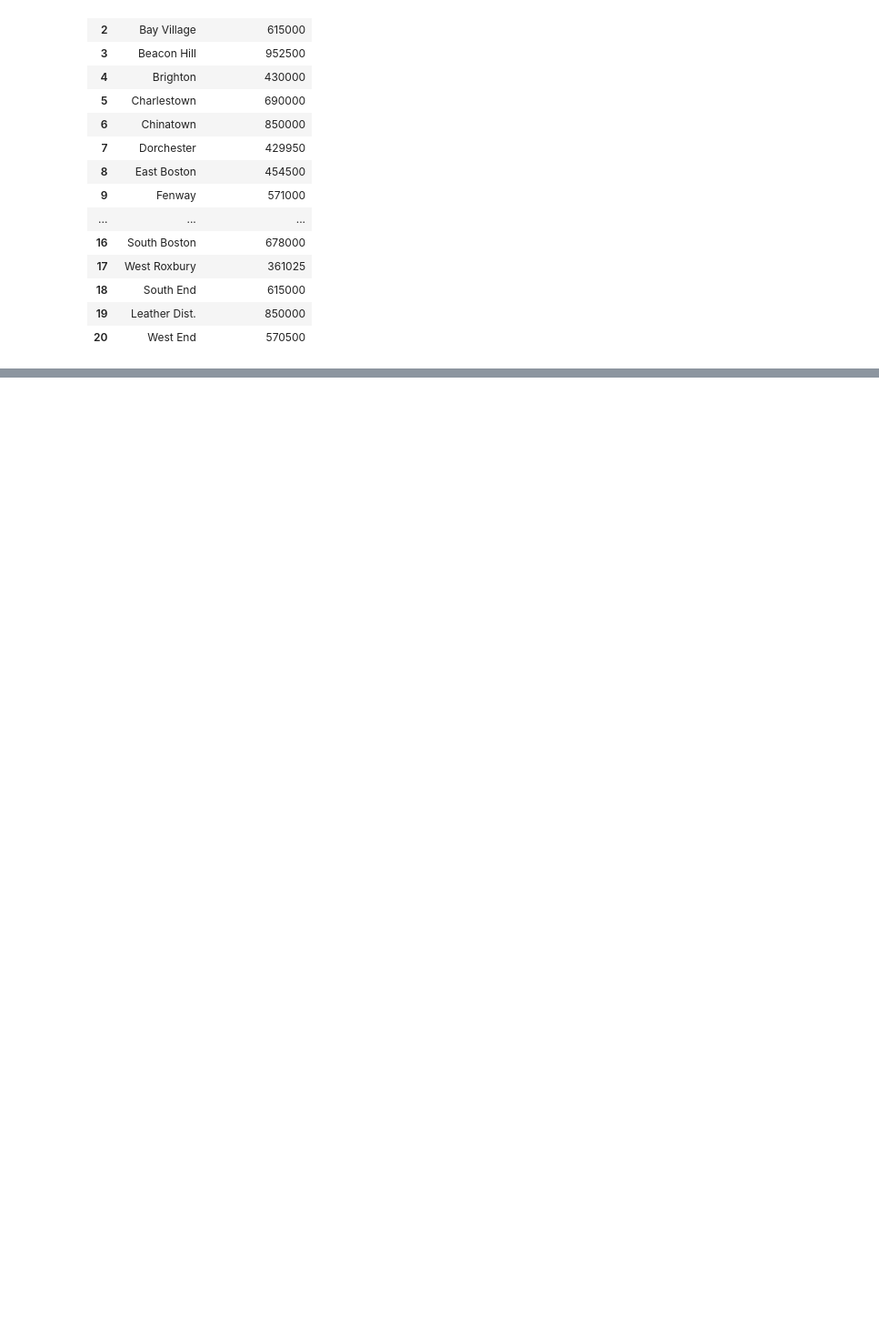
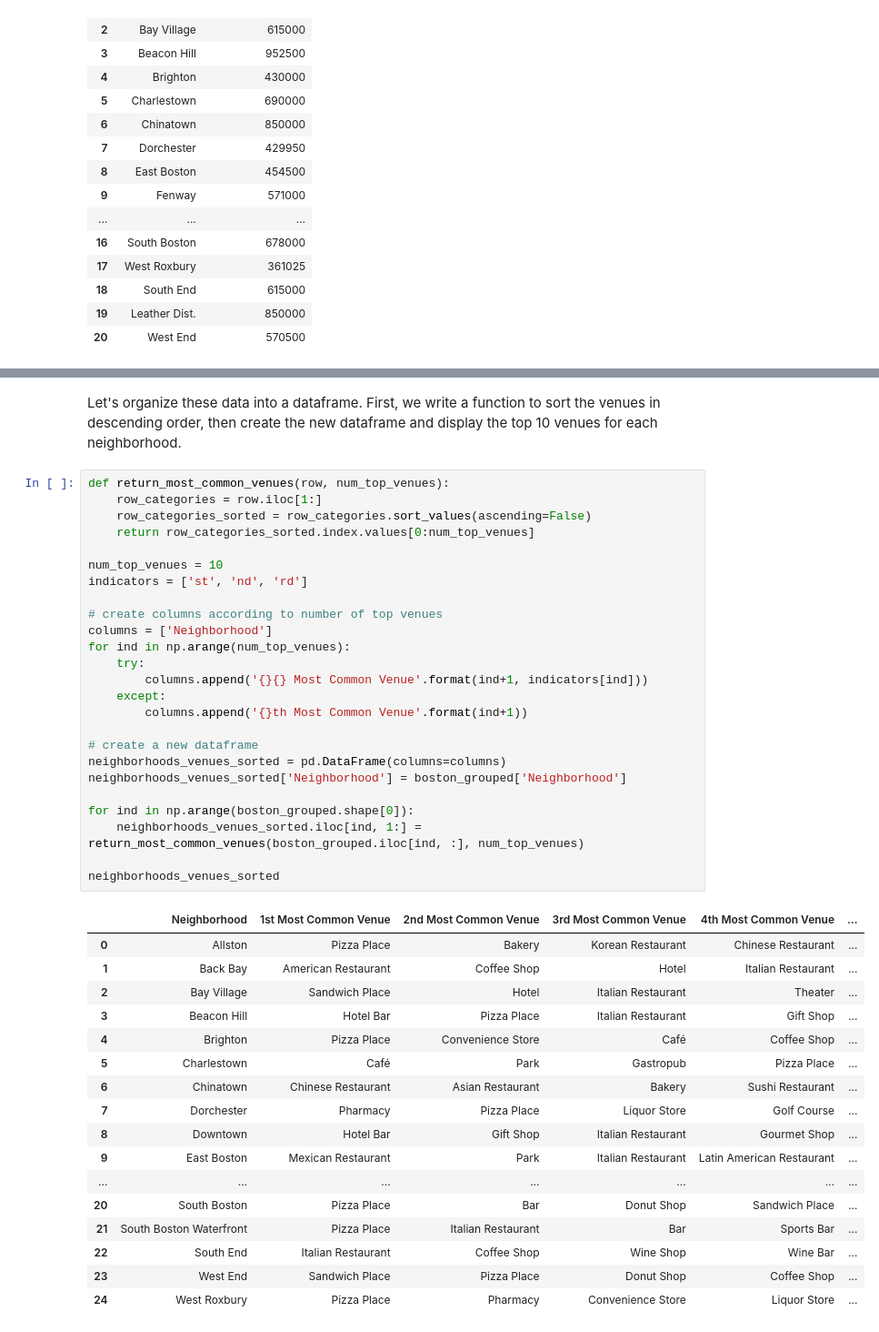
Before and after one commit to nromanenko/Coursera_Capstone, a Jupyter notebook: Capstone_Notebook.ipynb, the cells around one changed output, grey strips where cells are left out. Shown at 91% size. Cells and saved outputs as stored; diff of their text form; blank space fills up the shorter version.

```diff
--- a/Capstone_Notebook.ipynb
+++ b/Capstone_Notebook.ipynb
@@ -177,0 +585,45 @@ boston_map
+# %% [markdown]
+Let's organize these data into a dataframe. First, we write a function to sort the venues in descending order, then create the new dataframe and display the top 10 venues for each neighborhood.
+# %%
+def return_most_common_venues(row, num_top_venues):
+    row_categories = row.iloc[1:]
+    row_categories_sorted = row_categories.sort_values(ascending=False)
+    return row_categories_sorted.index.values[0:num_top_venues]
+
+num_top_venues = 10
+indicators = ['st', 'nd', 'rd']
+
+# create columns according to number of top venues
+columns = ['Neighborhood']
+for ind in np.arange(num_top_venues):
+    try:
+        columns.append('{}{} Most Common Venue'.format(ind+1, indicators[ind]))
+    except:
+        columns.append('{}th Most Common Venue'.format(ind+1))
+
+# create a new dataframe
+neighborhoods_venues_sorted = pd.DataFrame(columns=columns)
+neighborhoods_venues_sorted['Neighborhood'] = boston_grouped['Neighborhood']
+
+for ind in np.arange(boston_grouped.shape[0]):
+    neighborhoods_venues_sorted.iloc[ind, 1:] = return_most_common_venues(boston_grouped.iloc[ind, :], num_top_venues)
+
+neighborhoods_venues_sorted
+# %% [output]
+|  | Neighborhood | 1st Most Common Venue | 2nd Most Common Venue | 3rd Most Common Venue | 4th Most Common Venue | ... |
+| 0 | Allston | Pizza Place | Bakery | Korean Restaurant | Chinese Restaurant | ... |
+| 1 | Back Bay | American Restaurant | Coffee Shop | Hotel | Italian Restaurant | ... |
+| 2 | Bay Village | Sandwich Place | Hotel | Italian Restaurant | Theater | ... |
+| 3 | Beacon Hill | Hotel Bar | Pizza Place | Italian Restaurant | Gift Shop | ... |
+| 4 | Brighton | Pizza Place | Convenience Store | Café | Coffee Shop | ... |
+| 5 | Charlestown | Café | Park | Gastropub | Pizza Place | ... |
+| 6 | Chinatown | Chinese Restaurant | Asian Restaurant | Bakery | Sushi Restaurant | ... |
+| 7 | Dorchester | Pharmacy | Pizza Place | Liquor Store | Golf Course | ... |
+| 8 | Downtown | Hotel Bar | Gift Shop | Italian Restaurant | Gourmet Shop | ... |
+| 9 | East Boston | Mexican Restaurant | Park | Italian Restaurant | Latin American Restaurant | ... |
+| ... | ... | ... | ... | ... | ... | ... |
+| 20 | South Boston | Pizza Place | Bar | Donut Shop | Sandwich Place | ... |
+| 21 | South Boston Waterfront | Pizza Place | Italian Restaurant | Bar | Sports Bar | ... |
+| 22 | South End | Italian Restaurant | Coffee Shop | Wine Shop | Wine Bar | ... |
+| 23 | West End | Sandwich Place | Pizza Place | Donut Shop | Coffee Shop | ... |
+| 24 | West Roxbury | Pizza Place | Pharmacy | Convenience Store | Liquor Store | ... |
```
Also changed, not shown: parts of 80 cells of this notebook, 5 other files.
